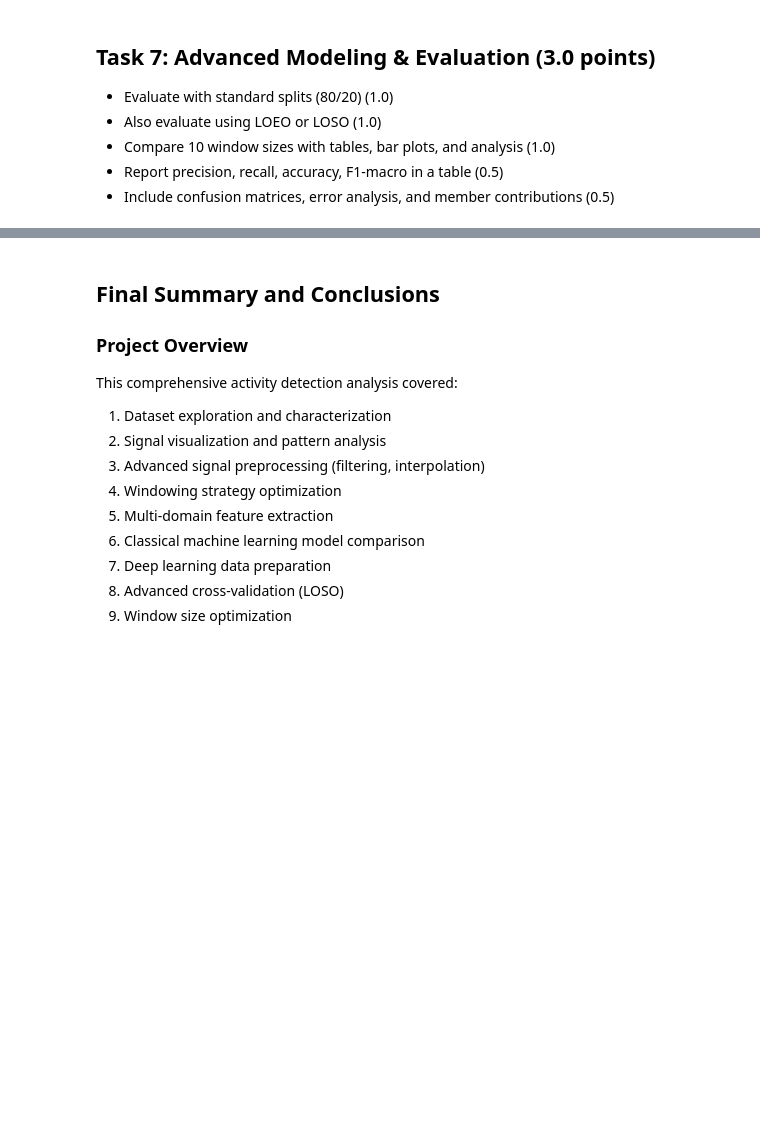
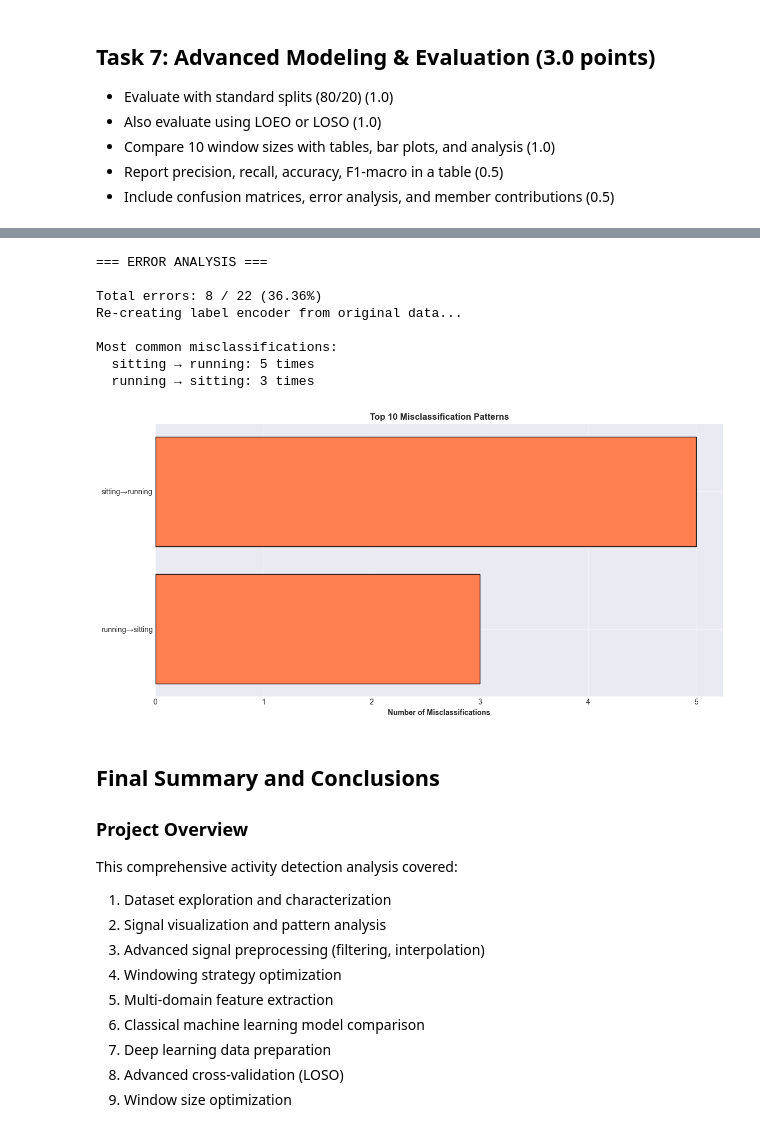
Before and after one commit to aneeshramanathan/CS156Project, a Jupyter notebook: activity_detection_analysis.ipynb, the cells around one changed output, grey strips where cells are left out. Saved outputs shown, nothing was run; the diff lists cells and outputs as text; code cells hidden in the pictures; blank space fills up the shorter version.

```diff
--- a/activity_detection_analysis.ipynb
+++ b/activity_detection_analysis.ipynb
@@ -1827,34 +1851,58 @@ error_rate = n_errors / len(y_test)
 print(f"\nTotal errors: {n_errors} / {len(y_test)} ({error_rate*100:.2f}%)")
 
 # Analyze error patterns
 error_pairs = []
+
+# Get the correct label encoder (re-create if needed to ensure we have all classes)
+if not hasattr(le, 'classes_') or len(le.classes_) <= 1:
+    print("Re-creating label encoder from original data...")
+    from sklearn.preprocessing import LabelEncoder
+    le_for_errors = LabelEncoder()
+    le_for_errors.fit(features_df['label'])
+else:
+    le_for_errors = le
+
 for true_label, pred_label in zip(y_test[misclassified], y_pred_best[misclassified]):
-    error_pairs.append((le.classes_[true_label], le.classes_[pred_label]))
+    try:
+        error_pairs.append((le_for_errors.classes_[true_label], le_for_errors.classes_[pred_label]))
+    except IndexError:
+        # Fallback: use numeric labels if class names aren't available
+        error_pairs.append((f"Class_{true_label}", f"Class_{pred_label}"))
 
 # Count most common confusion pairs
 from collections import Counter
 error_counts = Counter(error_pairs)
 most_common_errors = error_counts.most_common(10)
 
 print("\nMost common misclassifications:")
 for (true_class, pred_class), count in most_common_errors:
     print(f"  {true_class} → {pred_class}: {count} times")
 
 # Visualize error distribution
 if most_common_errors:
     error_labels = [f"{true_cls}→{pred_cls}" for (true_cls, pred_cls), _ in most_common_errors]
     error_values = [count for _, count in most_common_errors]
 
     fig, ax = plt.subplots(figsize=(12, 6))
     ax.barh(error_labels, error_values, color='coral', edgecolor='black')
     ax.set_xlabel('Number of Misclassifications', fontweight='bold')
     ax.set_title('Top 10 Misclassification Patterns', fontsize=12, fontweight='bold')
     ax.grid(True, alpha=0.3, axis='x')
     ax.invert_yaxis()
 
     plt.tight_layout()
     plt.savefig('task7_error_analysis.png', dpi=150, bbox_inches='tight')
     plt.show()
+# %% [output]
+=== ERROR ANALYSIS ===
+
+Total errors: 8 / 22 (36.36%)
+Re-creating label encoder from original data...
+
+Most common misclassifications:
+  sitting → running: 5 times
+  running → sitting: 3 times
+[figure, added]
 # %% [markdown]
 ## Final Summary and Conclusions
 
```
Also changed, not shown: parts of 21 cells of this notebook.
